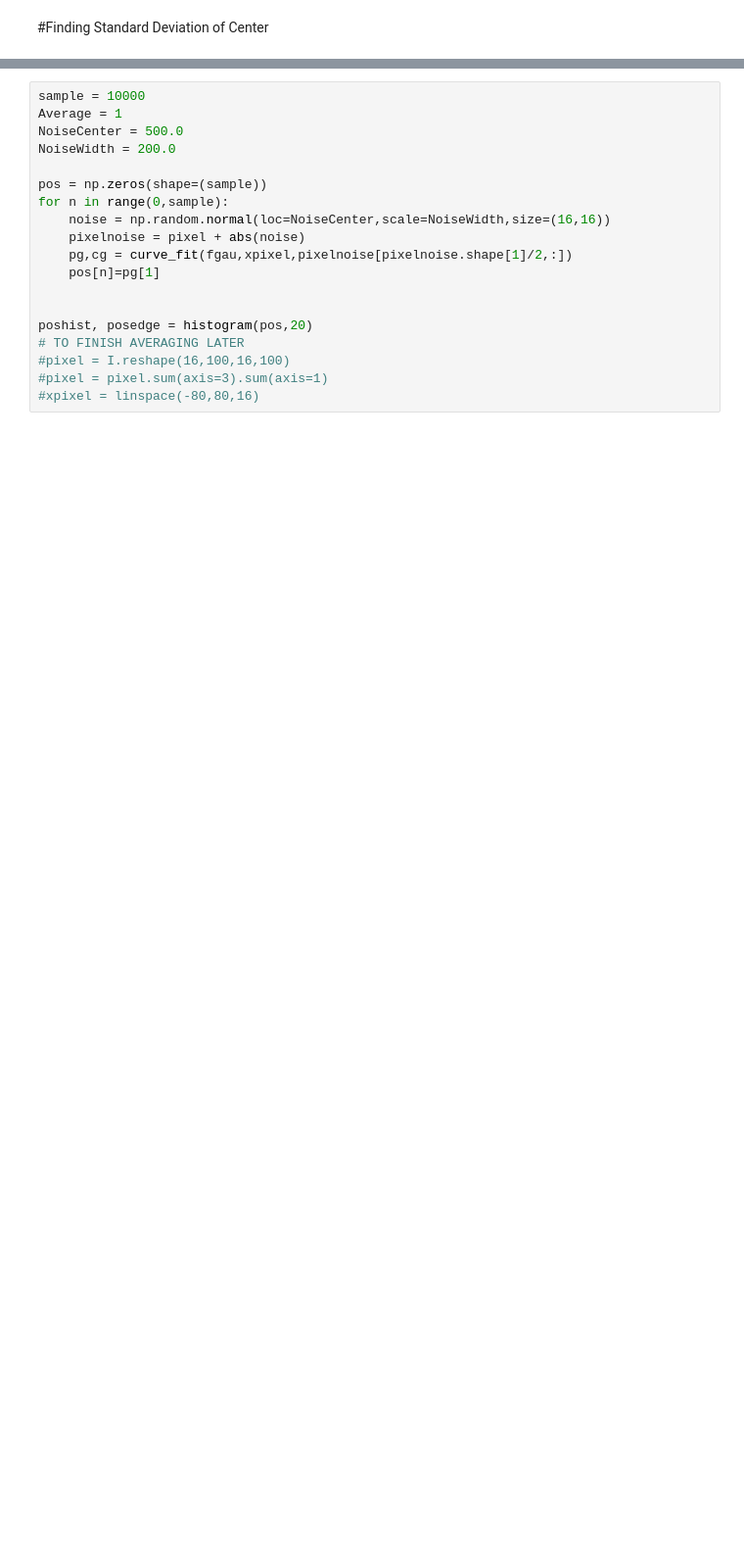
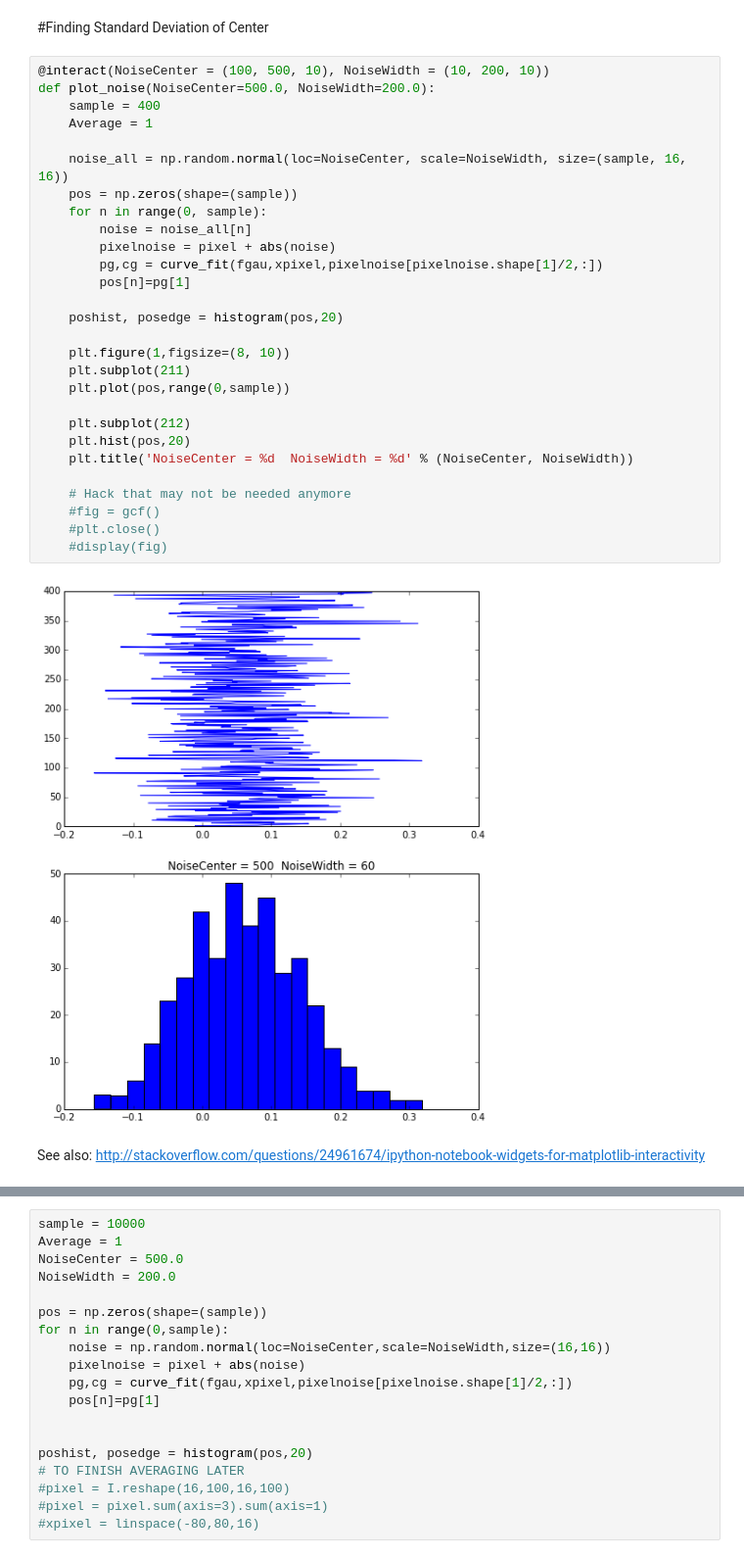
Before and after one commit to UCLA-Chem114/lab_notebooks, a Jupyter notebook: Intro to Superresolution.ipynb, the cells around one changed output, grey strips where cells are left out. Shown: that part at 98% size. Drawn from its saved outputs; the diff is of its cells as text; blank space fills up the shorter version.

Commit message:
Add widgets and other useful info

```diff
--- a/Intro to Superresolution.ipynb
+++ b/Intro to Superresolution.ipynb
@@ -238,2 +266,34 @@ Normalization      FWHM          Center
 # %% [markdown]
 #Finding Standard Deviation of Center
+# %%
+@interact(NoiseCenter = (100, 500, 10), NoiseWidth = (10, 200, 10))
+def plot_noise(NoiseCenter=500.0, NoiseWidth=200.0):
+    sample = 400
+    Average = 1
+
+    noise_all = np.random.normal(loc=NoiseCenter, scale=NoiseWidth, size=(sample, 16, 16))
+    pos = np.zeros(shape=(sample))
+    for n in range(0, sample):
+        noise = noise_all[n]
+        pixelnoise = pixel + abs(noise)
+        pg,cg = curve_fit(fgau,xpixel,pixelnoise[pixelnoise.shape[1]/2,:])
+        pos[n]=pg[1]
+
+    poshist, posedge = histogram(pos,20)
+
+    plt.figure(1,figsize=(8, 10))
+    plt.subplot(211)
+    plt.plot(pos,range(0,sample))
+
+    plt.subplot(212)
+    plt.hist(pos,20)
+    plt.title('NoiseCenter = %d  NoiseWidth = %d' % (NoiseCenter, NoiseWidth))
+
+    # Hack that may not be needed anymore
+    #fig = gcf()
+    #plt.close()
+    #display(fig)
+# %% [output]
+[figure, added]
+# %% [markdown]
+See also: http://stackoverflow.com/questions/24961674/ipython-notebook-widgets-for-matplotlib-interactivity
```
Also changed, not shown: parts of 19 cells of this notebook.
